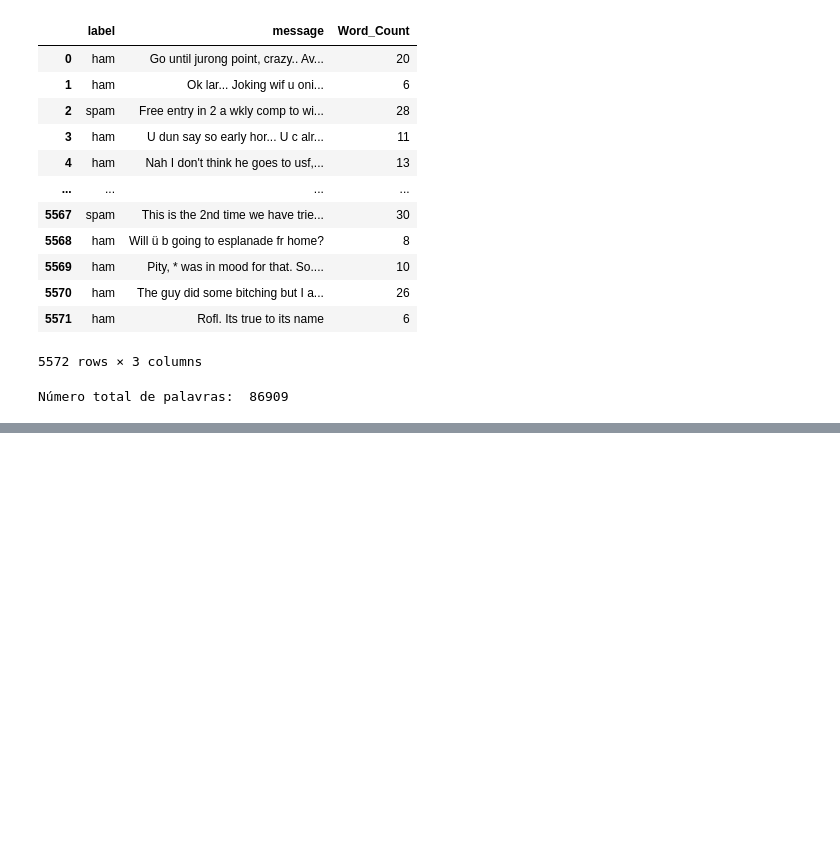
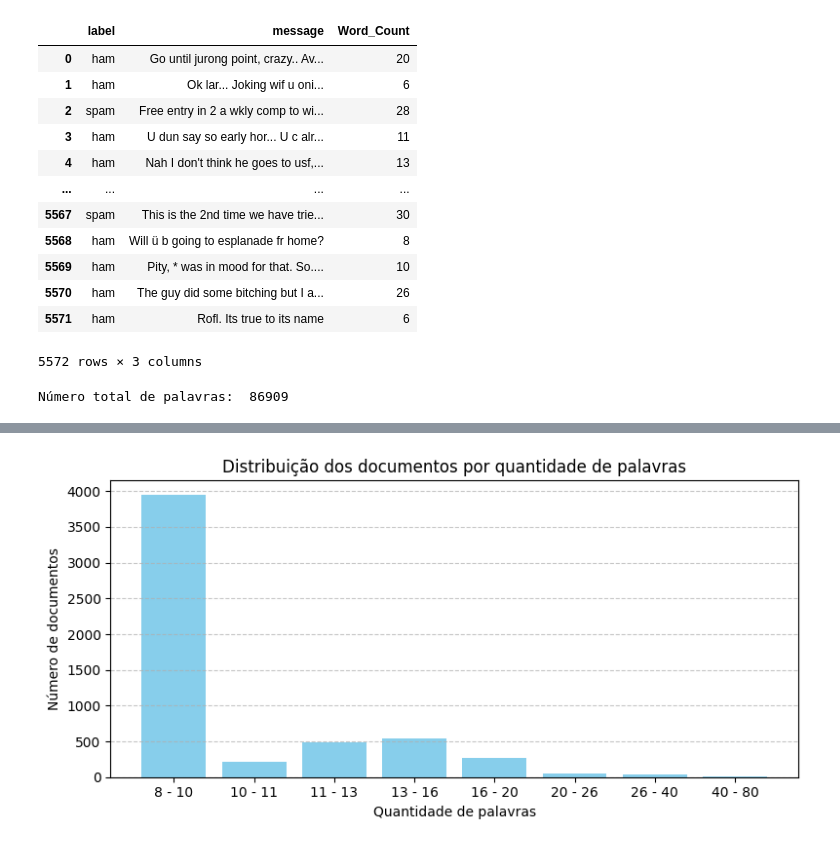
Before and after one commit to MateusoBrito/Lab-Pi, a Jupyter notebook: Email.ipynb, the cells around one changed output, grey strips where cells are left out. Saved outputs shown, nothing was run; the diff lists cells and outputs as text; code cells hidden in the pictures; blank space fills up the shorter version.

```diff
--- a/Email.ipynb
+++ b/Email.ipynb
@@ -83,21 +89,3 @@ print("Número total de palavras: ",total_words)
 | 5571 | ham | Rofl. Its true to its name | 6 |
 5572 rows × 3 columns
 Número total de palavras:  86909
-# %%
-
-lemmatizer = WordNetLemmatizer()
-def lemmatize_tokens(tokens):
-    def get_wordnet_pos(word):
-        tag = nltk.pos_tag([word])[0][1][0].upper()
-        tag_dict = {"J": wordnet.ADJ,
-                    "N": wordnet.NOUN,
-                    "V": wordnet.VERB,
-                    "R": wordnet.ADV}
-        return tag_dict.get(tag, wordnet.NOUN)
-    lemmas = [lemmatizer.lemmatize(token, get_wordnet_pos(token)) for token in tokens]
-    return lemmas
-data_frame['message'] = data_frame['message'].apply(lemmatize_tokens)
-
-data_frame['Word_Count'] = data_frame['message'].apply(word_count)
-total_words = data_frame['Word_Count'].sum()
-print("Número total de palavras: ",total_words)
@@ -161 +157,28 @@ Número total de palavras:  44421
+# %%
+max_words = data_frame['Word_Count'].max()
+num_bar = 8
+count = np.zeros(num_bar)
+
+for doc in data_frame['Word_Count']:
+    for i in range(num_bar):
+        if doc <= max_words/(num_bar-i):
+            count[i]+=1
+            break
+
+labels = []
+for i in range(num_bar):
+    lower_bound = int(max_words / (num_bar - i + 1))
+    upper_bound = int(max_words / (num_bar - i))
+    labels.append(f"{lower_bound} - {upper_bound}")
+
+plt.figure(figsize=(8, 4))
+plt.bar(labels, count, color='skyblue')
+plt.xlabel('Quantidade de palavras')
+plt.ylabel('Número de documentos')
+plt.title('Distribuição dos documentos por quantidade de palavras')
+plt.grid(axis='y', linestyle='--', alpha=0.7)
+plt.tight_layout()
+plt.show()
+# %% [output]
+[figure, added]
 # %%
```
Also changed, not shown: parts of 9 cells of this notebook, 1 other file.
